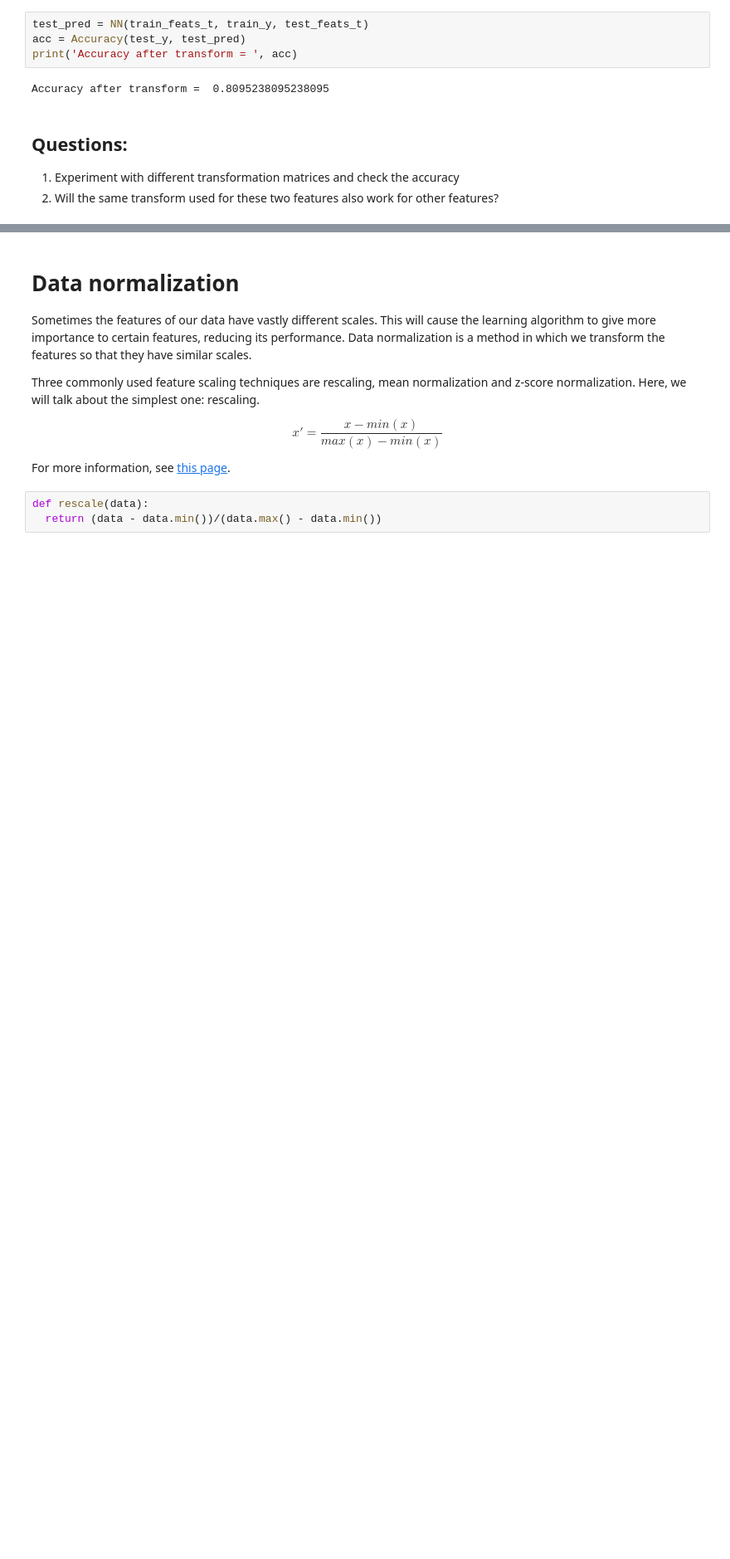
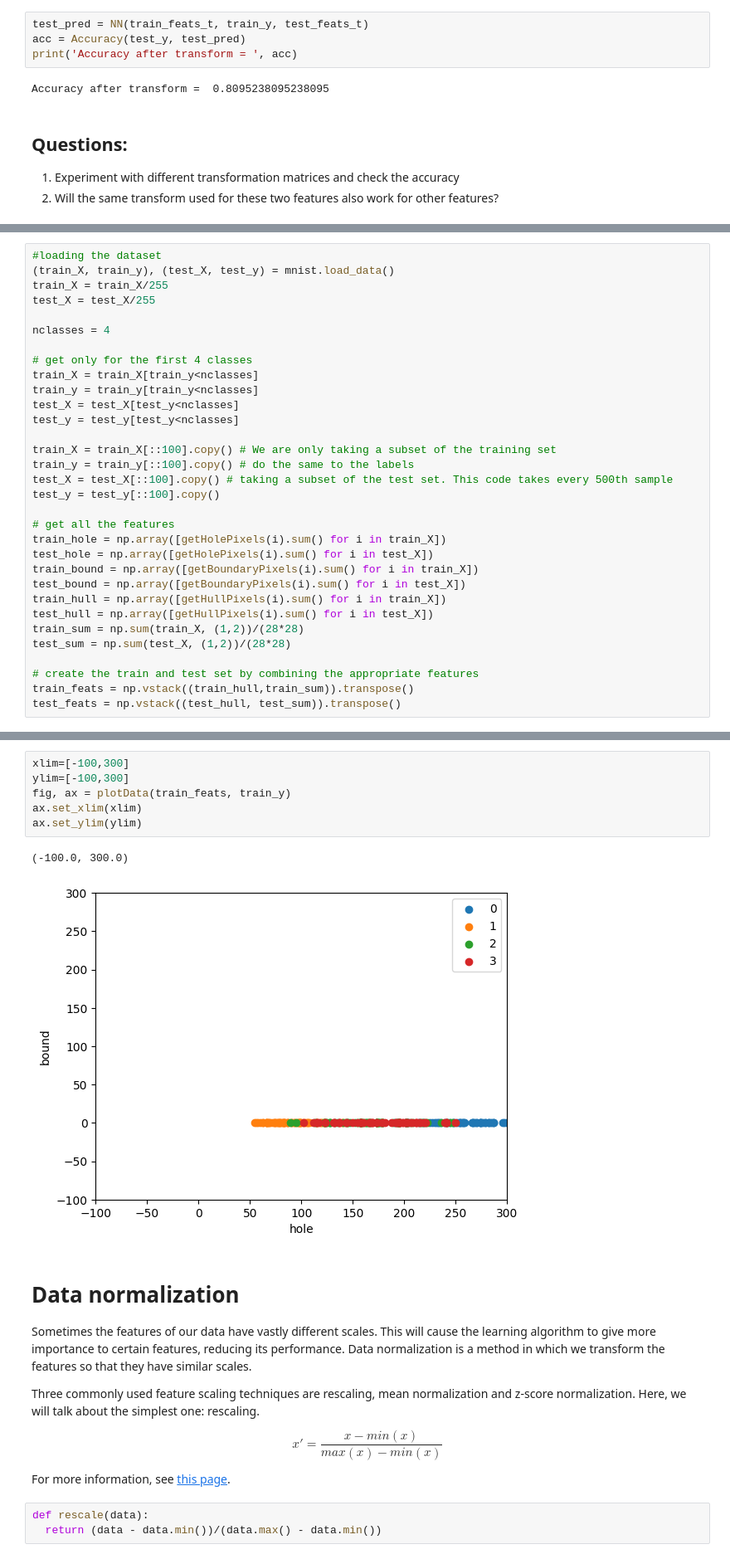
Before and after one commit to tarunkay7/AIML-IIITH, a Jupyter notebook: AIML_Module_1_Lab_4_Transforming_data_using_linear_algebra.ipynb, the cells around one changed output, grey strips where cells are left out. Shown at 83% size. Saved outputs shown, nothing was run; the diff lists cells and outputs as text; blank space fills up the shorter version.

```diff
--- a/AIML_Module_1_Lab_4_Transforming_data_using_linear_algebra.ipynb
+++ b/AIML_Module_1_Lab_4_Transforming_data_using_linear_algebra.ipynb
@@ -331,0 +347,32 @@ Accuracy after transform =  0.8095238095238095
+# %%
+#loading the dataset
+(train_X, train_y), (test_X, test_y) = mnist.load_data()
+train_X = train_X/255
+test_X = test_X/255
+
+nclasses = 4
+
+# get only for the first 4 classes
+train_X = train_X[train_y<nclasses]
+train_y = train_y[train_y<nclasses]
+test_X = test_X[test_y<nclasses]
+test_y = test_y[test_y<nclasses]
+
+train_X = train_X[::100].copy() # We are only taking a subset of the training set
+train_y = train_y[::100].copy() # do the same to the labels
+test_X = test_X[::100].copy() # taking a subset of the test set. This code takes every 500th sample
+test_y = test_y[::100].copy()
+
+# get all the features
+train_hole = np.array([getHolePixels(i).sum() for i in train_X])
+test_hole = np.array([getHolePixels(i).sum() for i in test_X])
+train_bound = np.array([getBoundaryPixels(i).sum() for i in train_X])
+test_bound = np.array([getBoundaryPixels(i).sum() for i in test_X])
+train_hull = np.array([getHullPixels(i).sum() for i in train_X])
+test_hull = np.array([getHullPixels(i).sum() for i in test_X])
+train_sum = np.sum(train_X, (1,2))/(28*28)
+test_sum = np.sum(test_X, (1,2))/(28*28)
+
+# create the train and test set by combining the appropriate features
+train_feats = np.vstack((train_hull,train_sum)).transpose()
+test_feats = np.vstack((test_hull, test_sum)).transpose()
@@ -332,3 +397,12 @@ Accuracy after transform =  0.8095238095238095
+# %%
+xlim=[-100,300]
+ylim=[-100,300]
+fig, ax = plotData(train_feats, train_y)
+ax.set_xlim(xlim)
+ax.set_ylim(ylim)
+# %% [output]
+(-100.0, 300.0)
+[figure, added]
 # %% [markdown]
 # Data normalization
 
```
Also changed, not shown: parts of 8 cells of this notebook.
